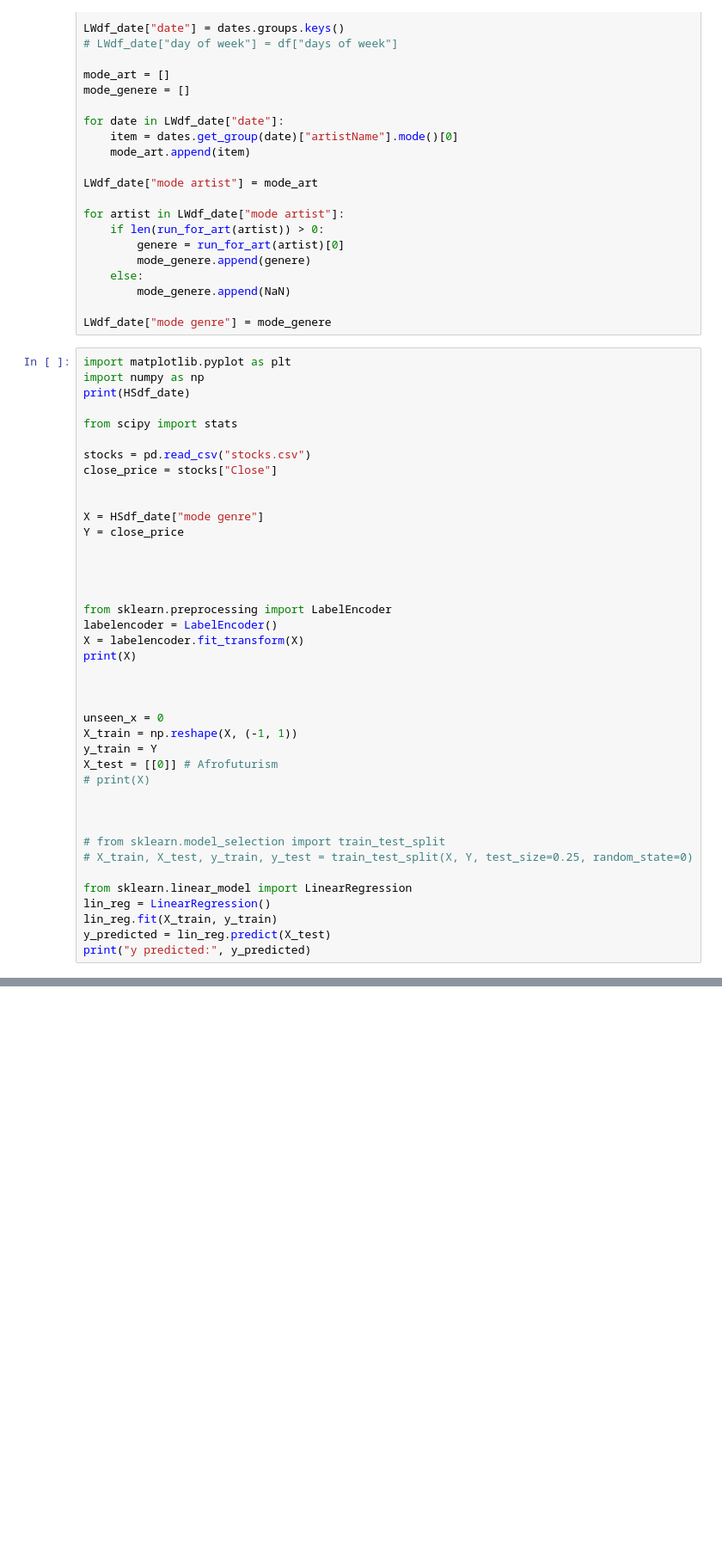
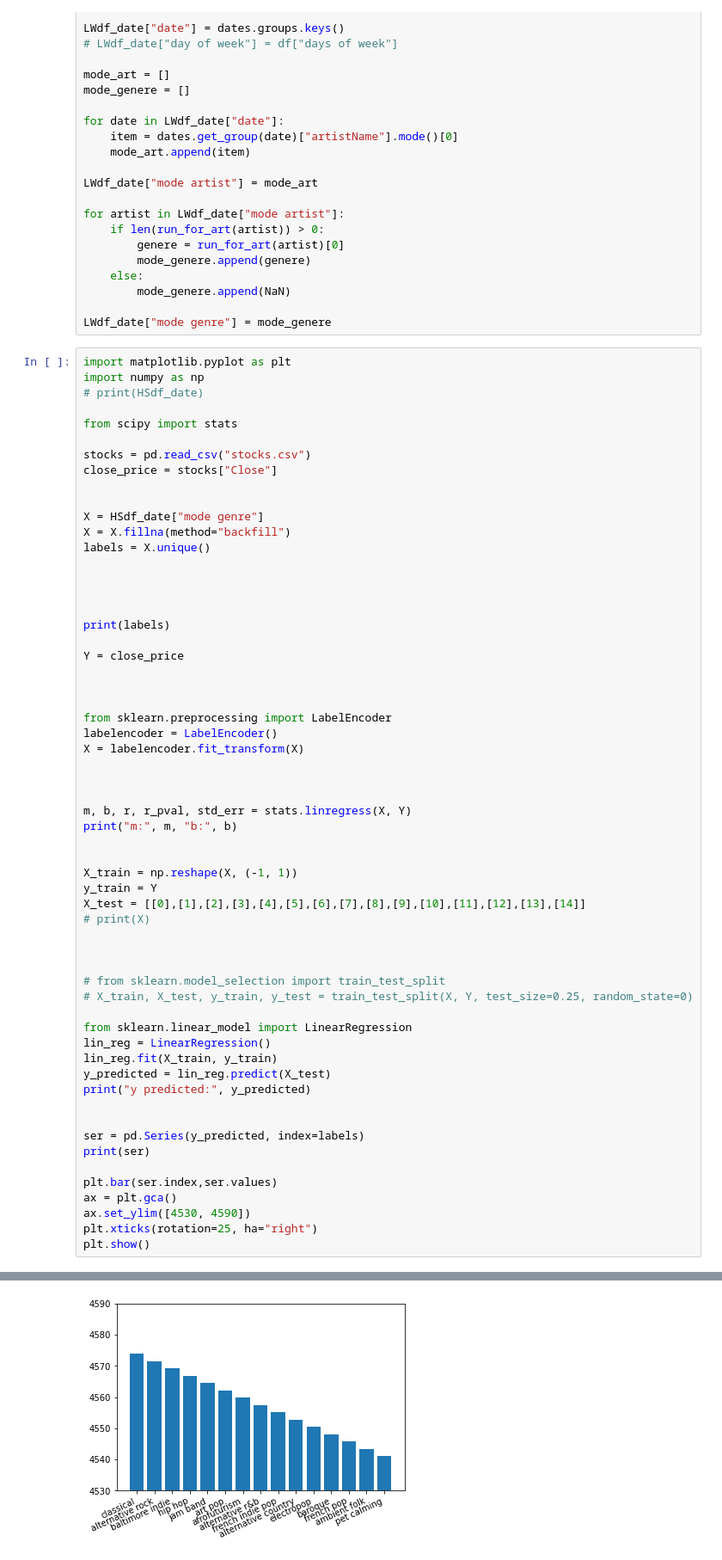
Before and after one commit to loststones/222Final, a Jupyter notebook: working.ipynb, the cells around one changed output, grey strips where cells are left out. Shown at 86% size. Drawn from its saved outputs; the diff is of its cells as text; blank space fills up the shorter version.

Commit message:
adding image to notebook

```diff
--- a/working.ipynb
+++ b/working.ipynb
@@ -185,7 +185,7 @@ LWdf_date["mode genre"] = mode_genere
 # %%
 import matplotlib.pyplot as plt
 import numpy as np
-print(HSdf_date)
+# print(HSdf_date)
 
 from scipy import stats
 
@@ -194,22 +194,31 @@ close_price = stocks["Close"]
 
 
 X = HSdf_date["mode genre"]
+X = X.fillna(method="backfill")
+labels = X.unique()
+
+
+
+
+print(labels)
+
 Y = close_price
-
 
 
 
 from sklearn.preprocessing import LabelEncoder
 labelencoder = LabelEncoder()
 X = labelencoder.fit_transform(X)
-print(X)
 
 
 
-unseen_x = 0
+m, b, r, r_pval, std_err = stats.linregress(X, Y)
+print("m:", m, "b:", b)
+
+
 X_train = np.reshape(X, (-1, 1))
 y_train = Y
-X_test = [[0]] # Afrofuturism
+X_test = [[0],[1],[2],[3],[4],[5],[6],[7],[8],[9],[10],[11],[12],[13],[14]]
 # print(X)
 
 
@@ -222,4 +231,14 @@ lin_reg = LinearRegression()
 lin_reg.fit(X_train, y_train)
 y_predicted = lin_reg.predict(X_test)
 print("y predicted:", y_predicted)
+
+
+ser = pd.Series(y_predicted, index=labels)
+print(ser)
+
+plt.bar(ser.index,ser.values)
+ax = plt.gca()
+ax.set_ylim([4530, 4590])
+plt.xticks(rotation=25, ha="right")
+plt.show()
 # %% [output]
@@ -242,0 +262 @@ y predicted: [4576.04611664]
+[figure, added]
```
Also changed, not shown: parts of 2 cells of this notebook, 4 other files.
